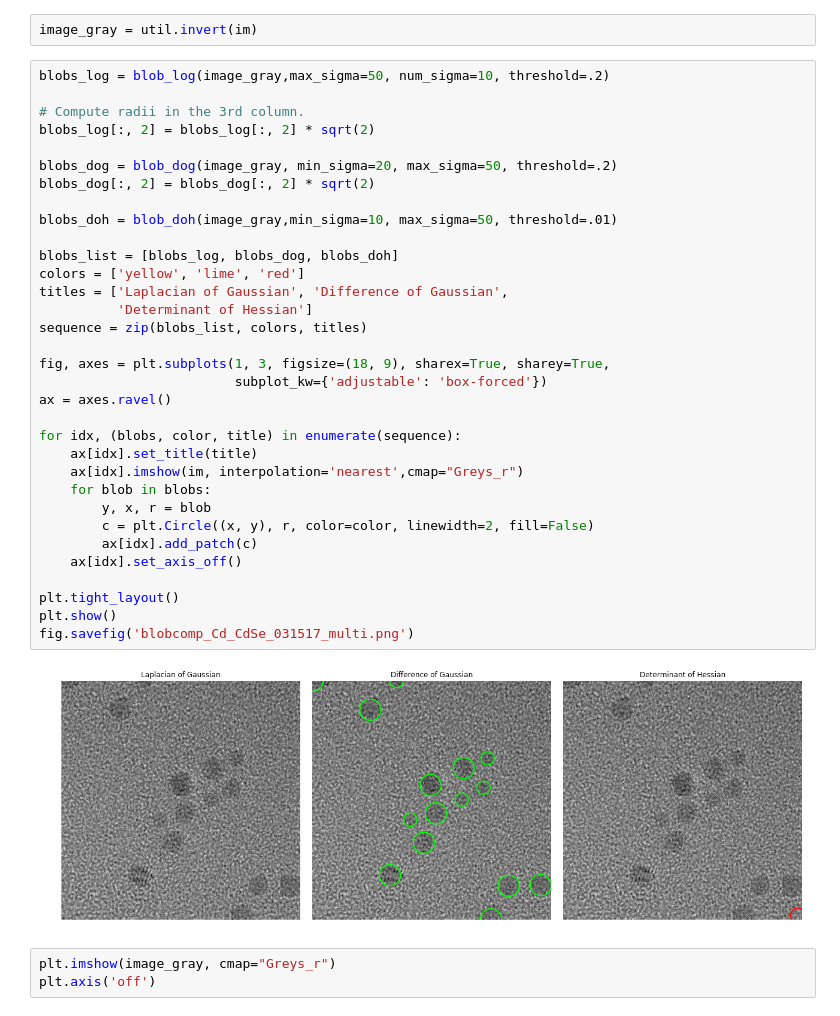
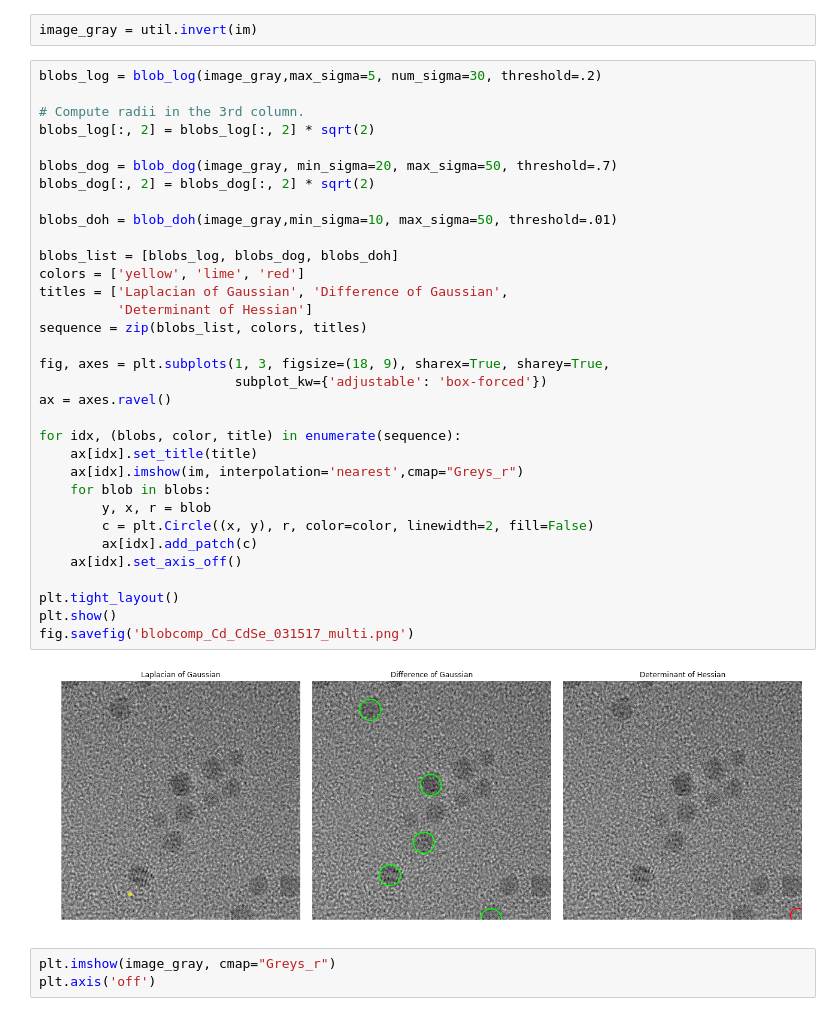
Before and after one commit to sbarton272/particleRecognition, a Jupyter notebook: Blob Detection Methods.ipynb, the cells around one changed output. Cells and saved outputs as stored; diff of their text form.

```diff
--- a/Blob Detection Methods.ipynb
+++ b/Blob Detection Methods.ipynb
@@ -23,40 +27,40 @@ gray
 # %%
 image_gray = util.invert(im)
 # %%
-blobs_log = blob_log(image_gray,max_sigma=50, num_sigma=10, threshold=.2)
+blobs_log = blob_log(image_gray,max_sigma=5, num_sigma=30, threshold=.2)
 
 # Compute radii in the 3rd column.
 blobs_log[:, 2] = blobs_log[:, 2] * sqrt(2)
 
-blobs_dog = blob_dog(image_gray, min_sigma=20, max_sigma=50, threshold=.2)
+blobs_dog = blob_dog(image_gray, min_sigma=20, max_sigma=50, threshold=.7)
 blobs_dog[:, 2] = blobs_dog[:, 2] * sqrt(2)
 
 blobs_doh = blob_doh(image_gray,min_sigma=10, max_sigma=50, threshold=.01)
 
 blobs_list = [blobs_log, blobs_dog, blobs_doh]
 colors = ['yellow', 'lime', 'red']
 titles = ['Laplacian of Gaussian', 'Difference of Gaussian',
           'Determinant of Hessian']
 sequence = zip(blobs_list, colors, titles)
 
 fig, axes = plt.subplots(1, 3, figsize=(18, 9), sharex=True, sharey=True,
                          subplot_kw={'adjustable': 'box-forced'})
 ax = axes.ravel()
 
 for idx, (blobs, color, title) in enumerate(sequence):
     ax[idx].set_title(title)
     ax[idx].imshow(im, interpolation='nearest',cmap="Greys_r")
     for blob in blobs:
         y, x, r = blob
         c = plt.Circle((x, y), r, color=color, linewidth=2, fill=False)
         ax[idx].add_patch(c)
     ax[idx].set_axis_off()
 
 plt.tight_layout()
 plt.show()
 fig.savefig('blobcomp_Cd_CdSe_031517_multi.png')
 # %% [output]
-[figure, old version]
+[figure, new version]
 # %%
 plt.imshow(image_gray, cmap="Greys_r")
 plt.axis('off')
```
Also changed, not shown: parts of 1 cell of this notebook, 7 other files.
